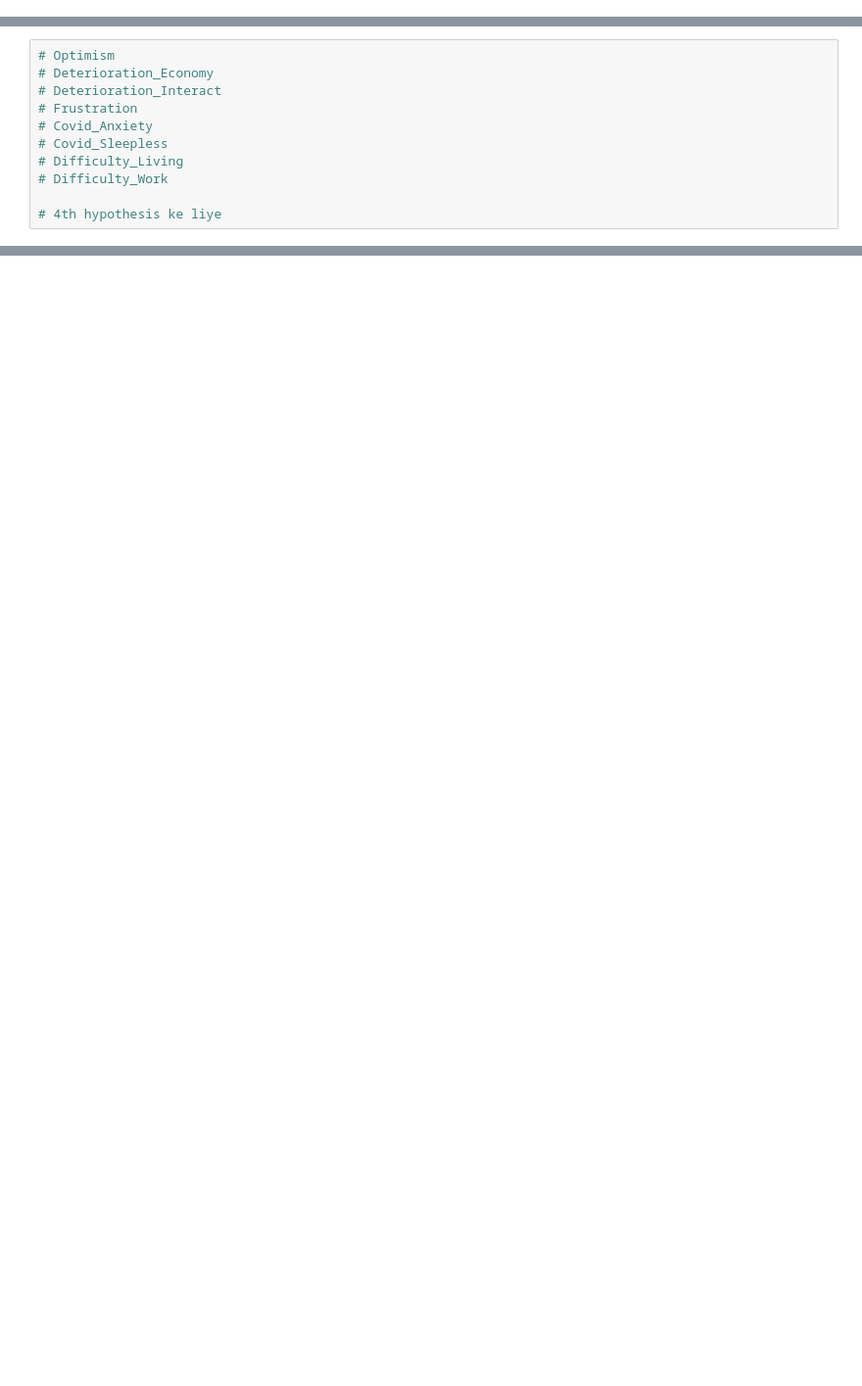
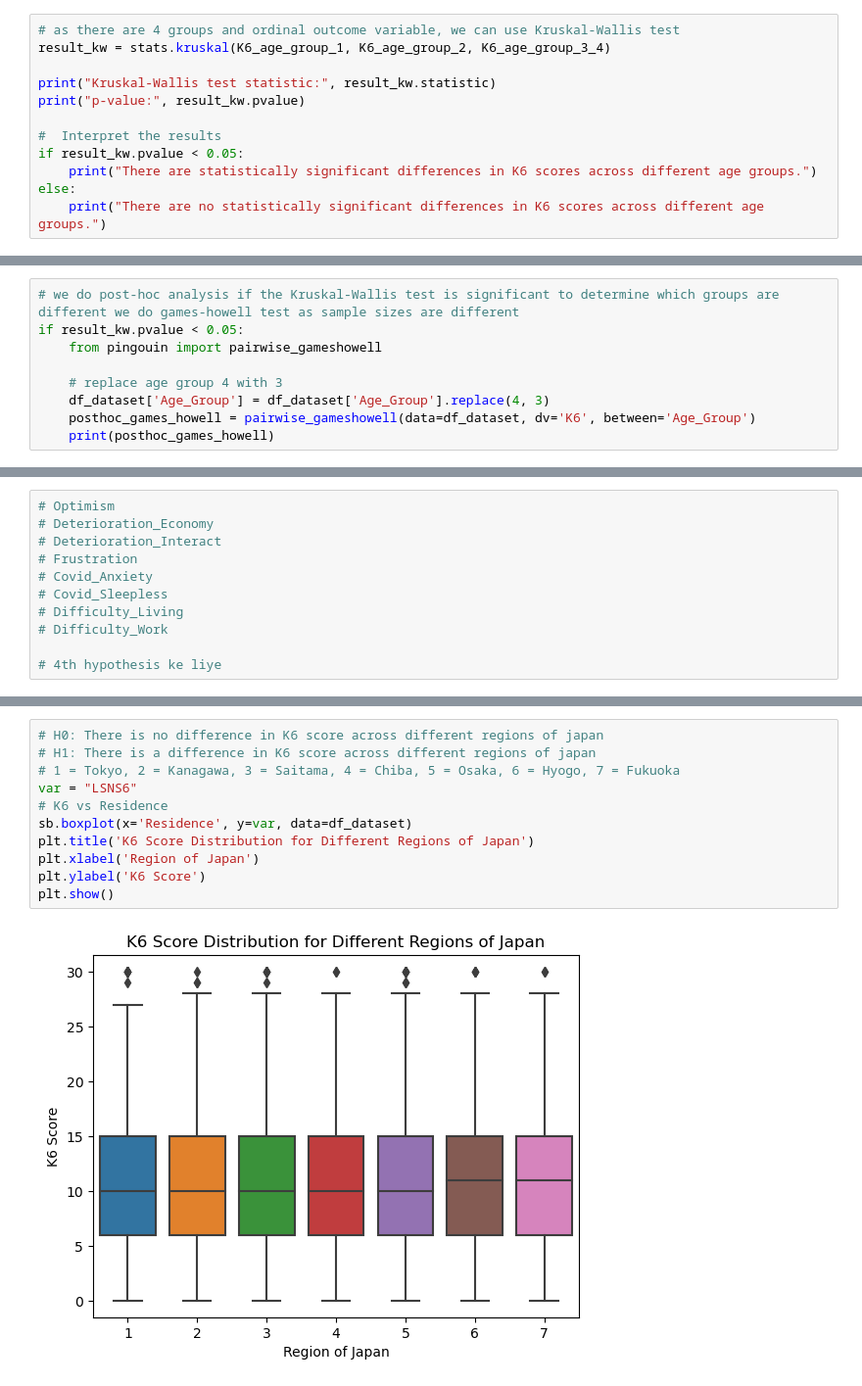
Before and after one commit to Shambhaviiiit/covid-psychological-impact-analysis, a Jupyter notebook: BRSM-Project.ipynb, the cells around one changed output, grey strips where cells are left out. Shown at 98% size. Cells and saved outputs as stored; diff of their text form; blank space fills up the shorter version.

```diff
--- a/BRSM-Project.ipynb
+++ b/BRSM-Project.ipynb
@@ -128,0 +173,12 @@ People of different demographic* categories experienced different psychological
+# %%
+# as there are 4 groups and ordinal outcome variable, we can use Kruskal-Wallis test
+result_kw = stats.kruskal(K6_age_group_1, K6_age_group_2, K6_age_group_3_4)
+
+print("Kruskal-Wallis test statistic:", result_kw.statistic)
+print("p-value:", result_kw.pvalue)
+
+#  Interpret the results
+if result_kw.pvalue < 0.05:
+    print("There are statistically significant differences in K6 scores across different age groups.")
+else:
+    print("There are no statistically significant differences in K6 scores across different age groups.")
@@ -128,0 +191,9 @@ People of different demographic* categories experienced different psychological
+# %%
+# we do post-hoc analysis if the Kruskal-Wallis test is significant to determine which groups are different we do games-howell test as sample sizes are different
+if result_kw.pvalue < 0.05:
+    from pingouin import pairwise_gameshowell
+
+    # replace age group 4 with 3
+    df_dataset['Age_Group'] = df_dataset['Age_Group'].replace(4, 3)
+    posthoc_games_howell = pairwise_gameshowell(data=df_dataset, dv='K6', between='Age_Group')
+    print(posthoc_games_howell)
@@ -139,0 +238,13 @@ People of different demographic* categories experienced different psychological
+# %%
+# H0: There is no difference in K6 score across different regions of japan
+# H1: There is a difference in K6 score across different regions of japan
+# 1 = Tokyo, 2 = Kanagawa, 3 = Saitama, 4 = Chiba, 5 = Osaka, 6 = Hyogo, 7 = Fukuoka
+var = "LSNS6"
+# K6 vs Residence
+sb.boxplot(x='Residence', y=var, data=df_dataset)
+plt.title('K6 Score Distribution for Different Regions of Japan')
+plt.xlabel('Region of Japan')
+plt.ylabel('K6 Score')
+plt.show()
+# %% [output]
+[figure, added]
```
Also changed, not shown: parts of 14 cells of this notebook, 4 other files.
